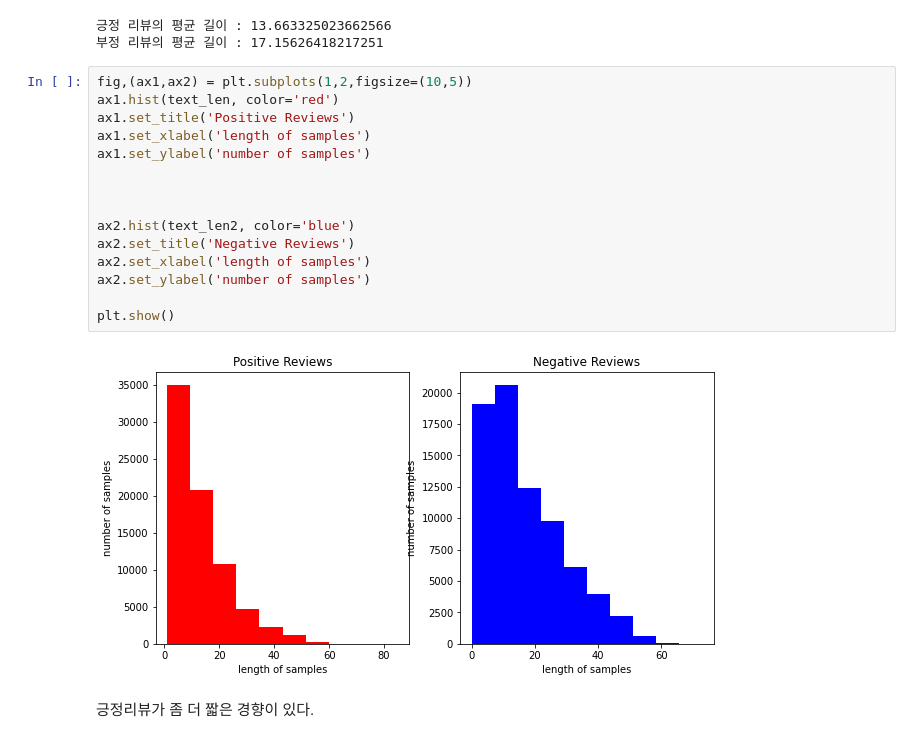
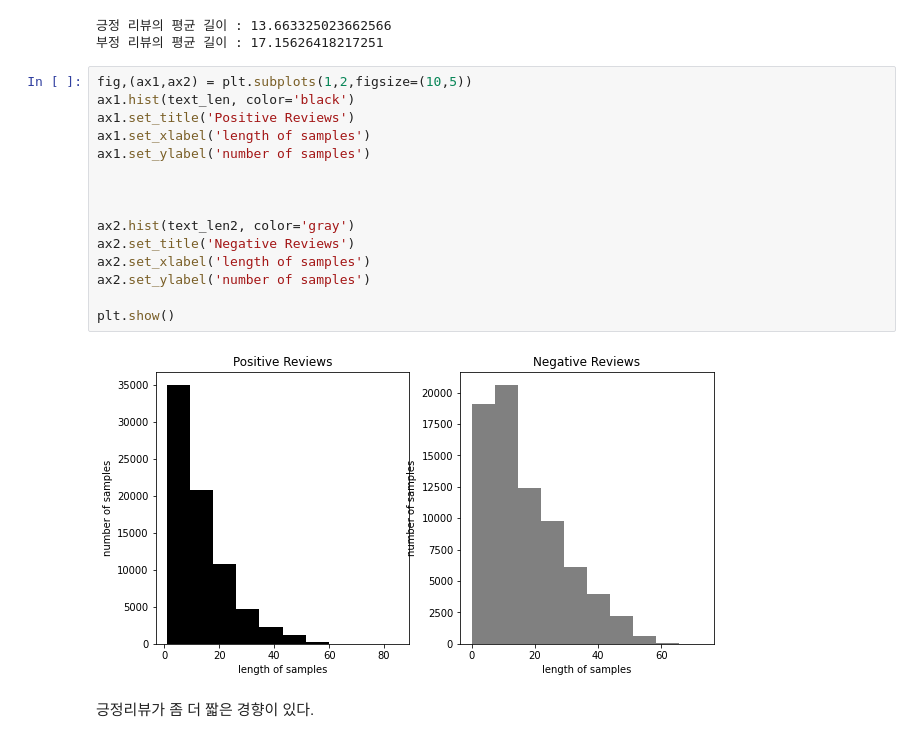
Before and after one commit to seunghak421/cp2-project, a Jupyter notebook: 리뷰데이터.ipynb, the cells around one changed output. Saved outputs shown, nothing was run; the diff lists cells and outputs as text.

```diff
--- a/리뷰데이터.ipynb
+++ b/리뷰데이터.ipynb
@@ -177,21 +204,21 @@ print('부정 리뷰의 평균 길이 :', np.mean(text_len2))
 부정 리뷰의 평균 길이 : 17.15626418217251
 # %%
 fig,(ax1,ax2) = plt.subplots(1,2,figsize=(10,5))
-ax1.hist(text_len, color='red')
+ax1.hist(text_len, color='black')
 ax1.set_title('Positive Reviews')
 ax1.set_xlabel('length of samples')
 ax1.set_ylabel('number of samples')
 
 
 
-ax2.hist(text_len2, color='blue')
+ax2.hist(text_len2, color='gray')
 ax2.set_title('Negative Reviews')
 ax2.set_xlabel('length of samples')
 ax2.set_ylabel('number of samples')
 
 plt.show()
 # %% [output]
-[figure, old version]
+[figure, new version]
 # %% [markdown]
 긍정리뷰가 좀 더 짧은 경향이 있다.
 # %% [markdown]
```
Also changed, not shown: parts of 7 cells of this notebook.
